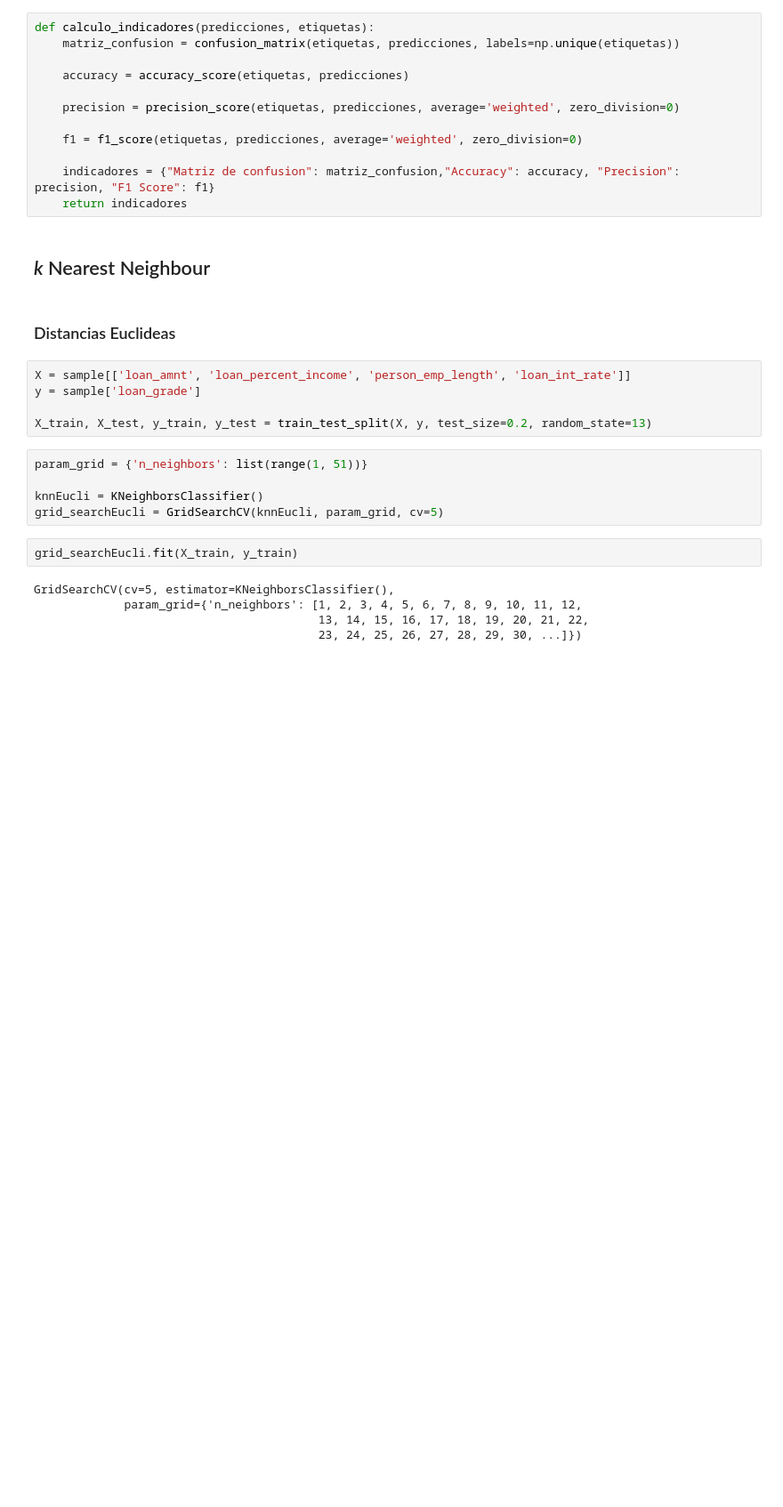
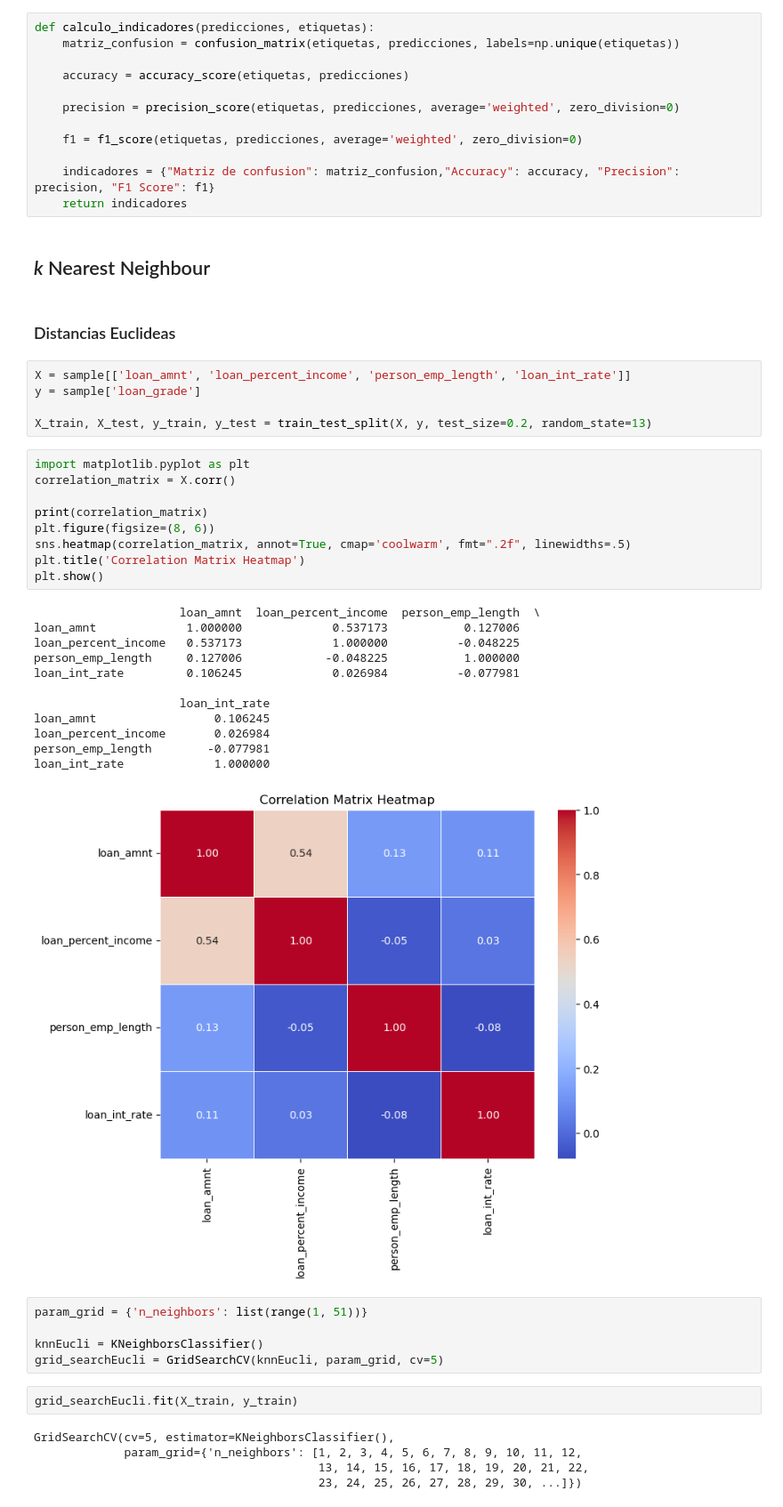
Before and after one commit to azulamakk/AnalisisMultivariado, a Jupyter notebook: Final/knn.ipynb, the cells around one changed output. Shown: that part at 89% size. Cells and saved outputs as stored; diff of their text form; blank space fills up the shorter version.

```diff
--- a/Final/knn.ipynb
+++ b/Final/knn.ipynb
@@ -59,6 +60,28 @@ X = sample[['loan_amnt', 'loan_percent_income', 'person_emp_length', 'loan_int_r
 y = sample['loan_grade']
 
 X_train, X_test, y_train, y_test = train_test_split(X, y, test_size=0.2, random_state=13)
+# %%
+import matplotlib.pyplot as plt
+correlation_matrix = X.corr()
+
+print(correlation_matrix)
+plt.figure(figsize=(8, 6))
+sns.heatmap(correlation_matrix, annot=True, cmap='coolwarm', fmt=".2f", linewidths=.5)
+plt.title('Correlation Matrix Heatmap')
+plt.show()
+# %% [output]
+                     loan_amnt  loan_percent_income  person_emp_length  \
+loan_amnt             1.000000             0.537173           0.127006
+loan_percent_income   0.537173             1.000000          -0.048225
+person_emp_length     0.127006            -0.048225           1.000000
+loan_int_rate         0.106245             0.026984          -0.077981
+
+                     loan_int_rate
+loan_amnt                 0.106245
+loan_percent_income       0.026984
+person_emp_length        -0.077981
+loan_int_rate             1.000000
+[figure, added]
 # %%
 param_grid = {'n_neighbors': list(range(1, 51))}
 
```
Also changed, not shown: parts of 3 cells of this notebook, 1 other file.
